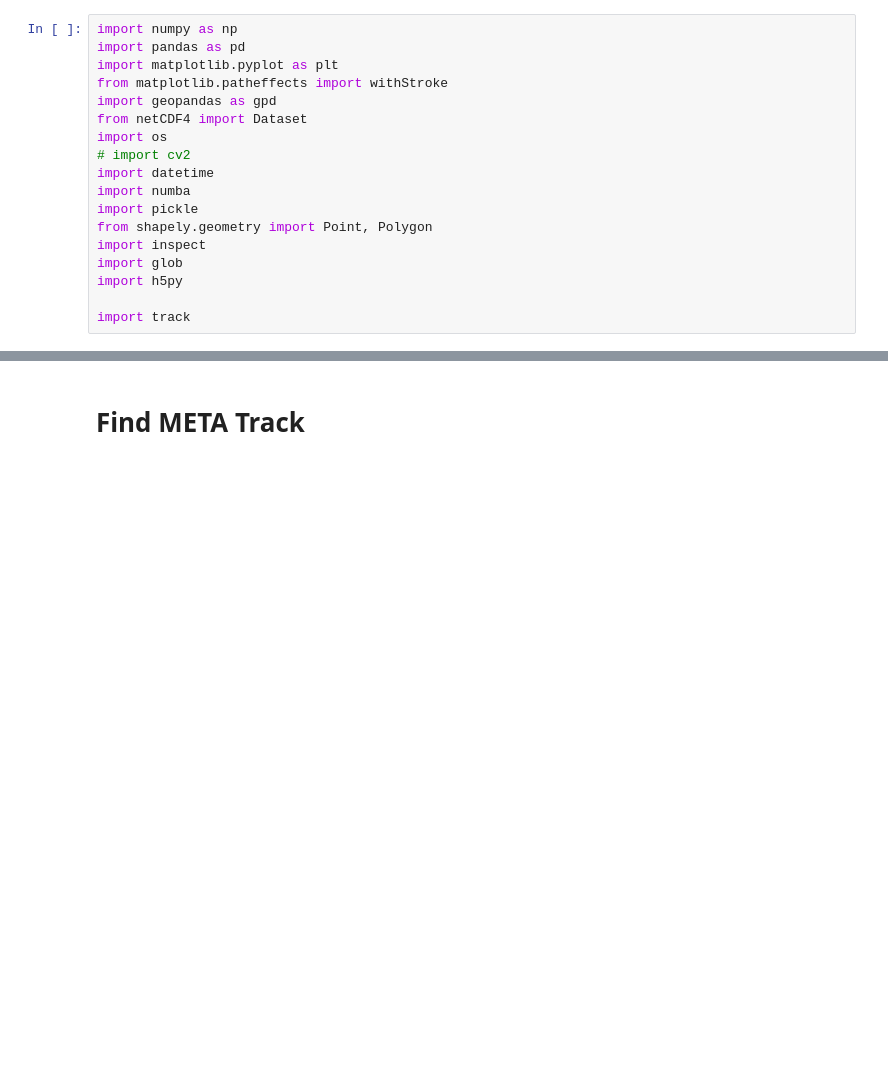
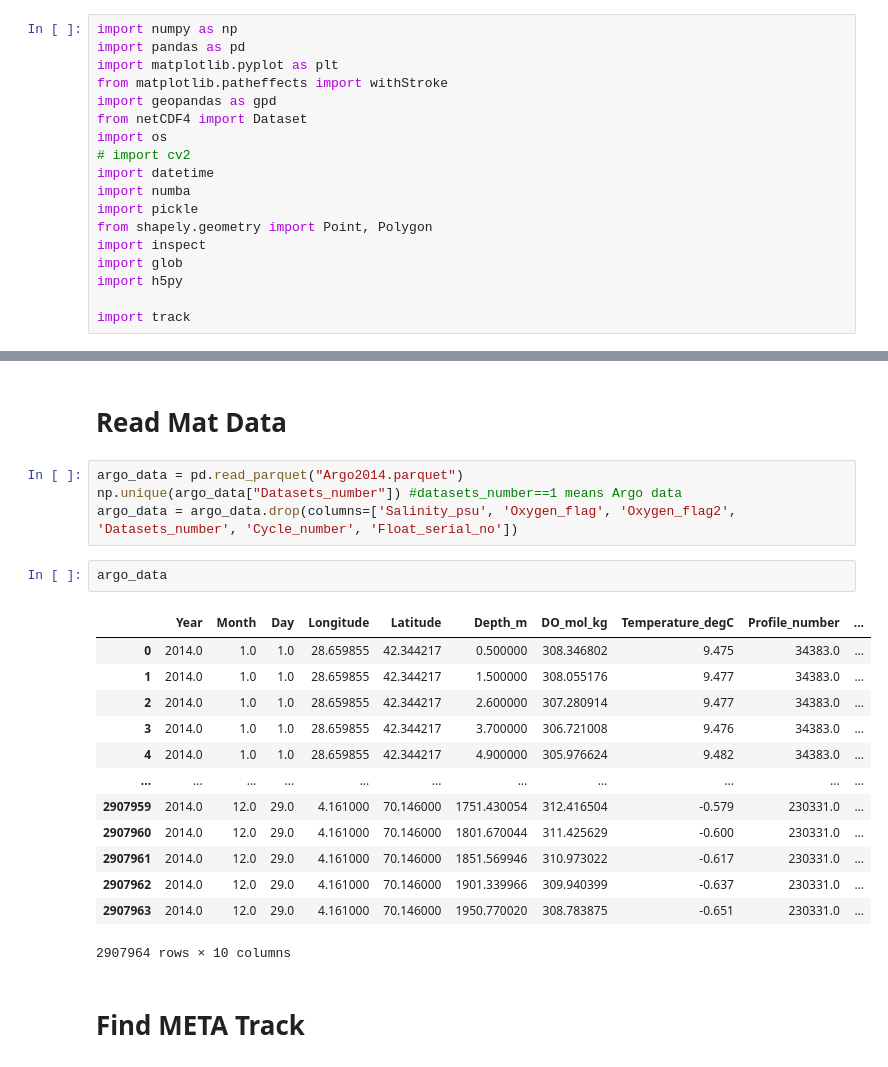
Before and after one commit to jjijack/Oxygen, a Jupyter notebook: GLORYS.ipynb, the cells around one changed output, grey strips where cells are left out. Drawn from its saved outputs; the diff is of its cells as text; blank space fills up the shorter version.

```diff
--- a/GLORYS.ipynb
+++ b/GLORYS.ipynb
@@ -19,3 +91,25 @@ import track
+# %% [markdown]
+# Read Mat Data
+# %%
+argo_data = pd.read_parquet("Argo2014.parquet")
+np.unique(argo_data["Datasets_number"]) #datasets_number==1 means Argo data
+argo_data = argo_data.drop(columns=['Salinity_psu', 'Oxygen_flag', 'Oxygen_flag2', 'Datasets_number', 'Cycle_number', 'Float_serial_no'])
+# %%
+argo_data
+# %% [output]
+|  | Year | Month | Day | Longitude | Latitude | Depth_m | DO_mol_kg | Temperature_degC | Profile_number | ... |
+| 0 | 2014.0 | 1.0 | 1.0 | 28.659855 | 42.344217 | 0.500000 | 308.346802 | 9.475 | 34383.0 | ... |
+| 1 | 2014.0 | 1.0 | 1.0 | 28.659855 | 42.344217 | 1.500000 | 308.055176 | 9.477 | 34383.0 | ... |
+| 2 | 2014.0 | 1.0 | 1.0 | 28.659855 | 42.344217 | 2.600000 | 307.280914 | 9.477 | 34383.0 | ... |
+| 3 | 2014.0 | 1.0 | 1.0 | 28.659855 | 42.344217 | 3.700000 | 306.721008 | 9.476 | 34383.0 | ... |
+| 4 | 2014.0 | 1.0 | 1.0 | 28.659855 | 42.344217 | 4.900000 | 305.976624 | 9.482 | 34383.0 | ... |
+| ... | ... | ... | ... | ... | ... | ... | ... | ... | ... | ... |
+| 2907959 | 2014.0 | 12.0 | 29.0 | 4.161000 | 70.146000 | 1751.430054 | 312.416504 | -0.579 | 230331.0 | ... |
+| 2907960 | 2014.0 | 12.0 | 29.0 | 4.161000 | 70.146000 | 1801.670044 | 311.425629 | -0.600 | 230331.0 | ... |
+| 2907961 | 2014.0 | 12.0 | 29.0 | 4.161000 | 70.146000 | 1851.569946 | 310.973022 | -0.617 | 230331.0 | ... |
+| 2907962 | 2014.0 | 12.0 | 29.0 | 4.161000 | 70.146000 | 1901.339966 | 309.940399 | -0.637 | 230331.0 | ... |
+| 2907963 | 2014.0 | 12.0 | 29.0 | 4.161000 | 70.146000 | 1950.770020 | 308.783875 | -0.651 | 230331.0 | ... |
+2907964 rows × 10 columns
 # %% [markdown]
 # Find META Track
 # %%
```
Also changed, not shown: parts of 17 cells of this notebook, 1 other file.
